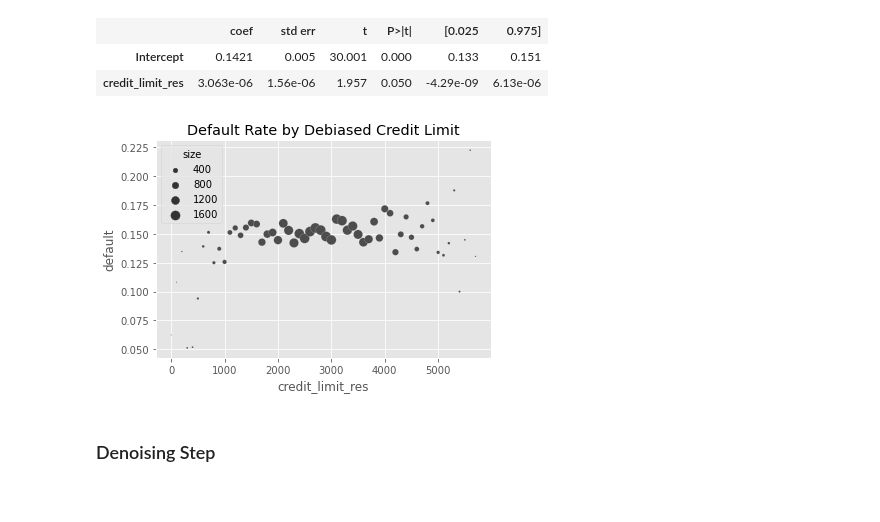
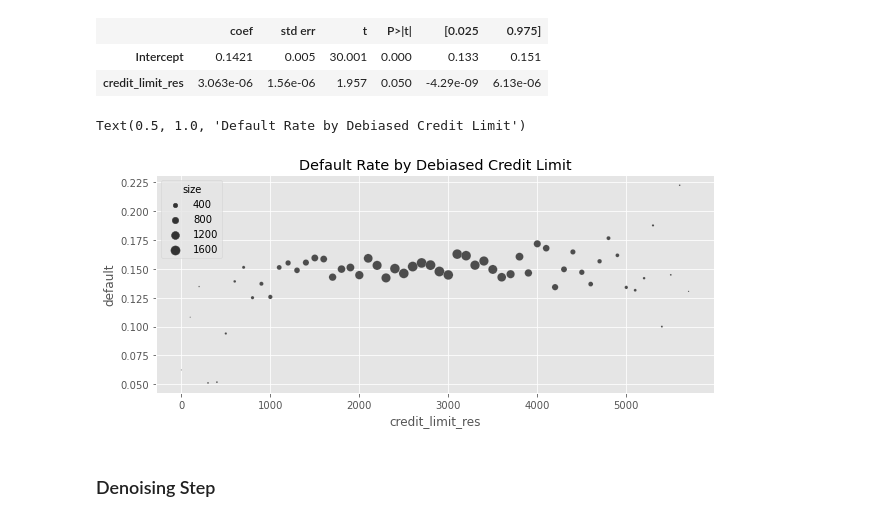
Before and after one commit to matheusfacure/causal-inference-in-python-code, a Jupyter notebook: causal-inference-in-python/04-The-Unreasonable-Effectiveness-of-Linear-Regression.ipynb, the cells around one changed output. Cells and saved outputs as stored; diff of their text form; code cells hidden in the pictures.

```diff
--- a/causal-inference-in-python/04-The-Unreasonable-Effectiveness-of-Linear-Regression.ipynb
+++ b/causal-inference-in-python/04-The-Unreasonable-Effectiveness-of-Linear-Regression.ipynb
@@ -192,7 +200,8 @@ debiasing_model = smf.ols(
 
 risk_data_deb = risk_data.assign(
     # for visualization, avg(T) is added to the residuals
-    credit_limit_res=debiasing_model.resid + risk_data["credit_limit"].mean()
+    credit_limit_res=(debiasing_model.resid
+                      + risk_data["credit_limit"].mean())
 )
 # %%
 model_w_deb_data = smf.ols('default ~ credit_limit_res',
@@ -206,21 +215,23 @@ model_w_deb_data.summary().tables[1]
 # %%
 plt_df = (risk_data_deb
           .assign(size=1)
           .assign(credit_limit_res = lambda d: d["credit_limit_res"].round(-2))
           .groupby("credit_limit_res")
           .agg({"default": "mean", "size":sum})
           .query("size>30")
           .reset_index())
 
+plt.figure(figsize=(10,4))
 sns.scatterplot(data=plt_df,
                 x="credit_limit_res",
                 y="default",
                 size="size",
                 sizes=(1,100))
 
-plt.title("Default Rate by Debiased Credit Limit");
+plt.title("Default Rate by Debiased Credit Limit")
 # %% [output]
+Text(0.5, 1.0, 'Default Rate by Debiased Credit Limit')
-[figure, old version]
+[figure, new version]
 # %% [markdown]
 ### Denoising Step
 # %%
```
Also changed, not shown: parts of 33 cells of this notebook, 1 other file.
